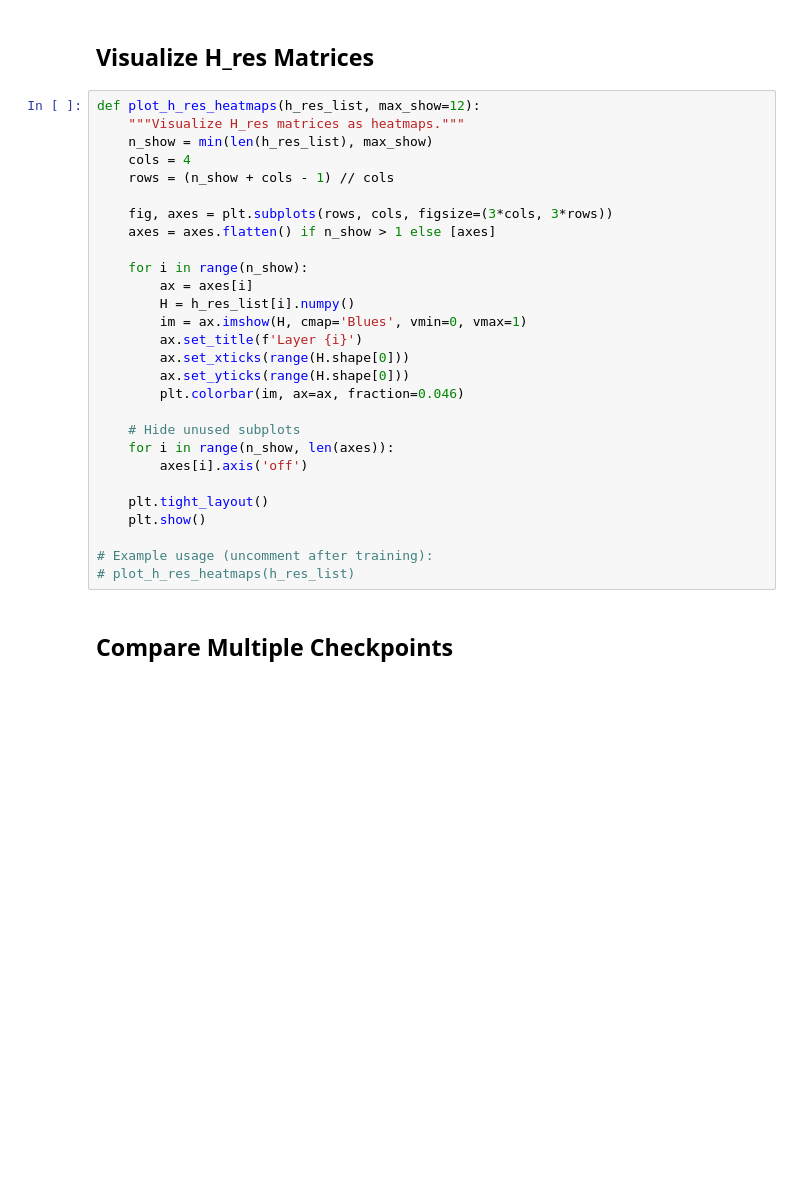
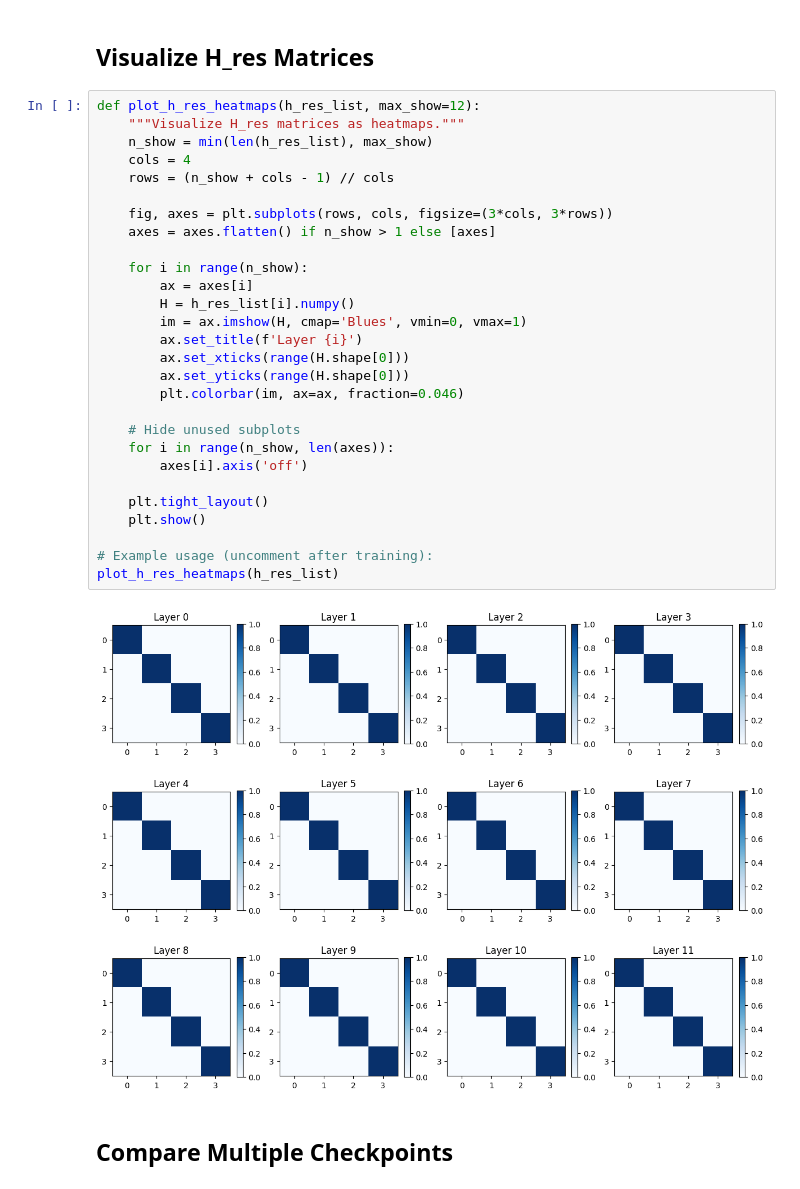
Before and after one commit to pherber3/mHC-manifold-constrained-hyper-connections, a Jupyter notebook: notebooks/markov_mixing_experiments.ipynb, the cells around one changed output. Saved outputs shown, nothing was run; the diff lists cells and outputs as text; blank space fills up the shorter version.

```diff
--- a/notebooks/markov_mixing_experiments.ipynb
+++ b/notebooks/markov_mixing_experiments.ipynb
@@ -210,31 +539,33 @@ def plot_mixing_analysis(per_layer, cumulative):
 # %%
 def plot_h_res_heatmaps(h_res_list, max_show=12):
     """Visualize H_res matrices as heatmaps."""
     n_show = min(len(h_res_list), max_show)
     cols = 4
     rows = (n_show + cols - 1) // cols
 
     fig, axes = plt.subplots(rows, cols, figsize=(3*cols, 3*rows))
     axes = axes.flatten() if n_show > 1 else [axes]
 
     for i in range(n_show):
         ax = axes[i]
         H = h_res_list[i].numpy()
         im = ax.imshow(H, cmap='Blues', vmin=0, vmax=1)
         ax.set_title(f'Layer {i}')
         ax.set_xticks(range(H.shape[0]))
         ax.set_yticks(range(H.shape[0]))
         plt.colorbar(im, ax=ax, fraction=0.046)
 
     # Hide unused subplots
     for i in range(n_show, len(axes)):
         axes[i].axis('off')
 
     plt.tight_layout()
     plt.show()
 
 # Example usage (uncomment after training):
-# plot_h_res_heatmaps(h_res_list)
+plot_h_res_heatmaps(h_res_list)
+# %% [output]
+[figure, added]
 # %% [markdown]
 ## Compare Multiple Checkpoints
 # %%
```
Also changed, not shown: parts of 26 cells of this notebook.
